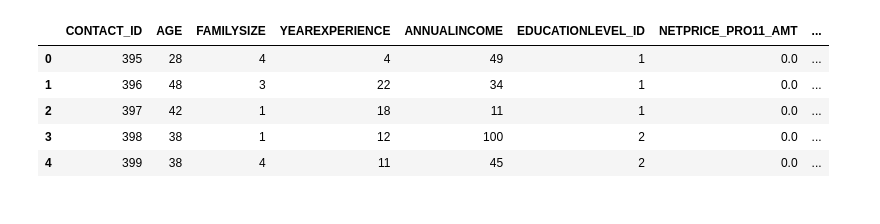
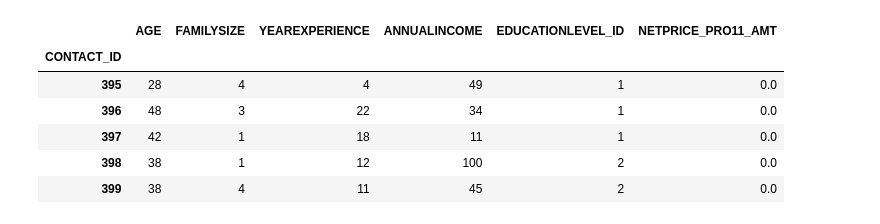
Before and after one commit to barqu3ro/python, a Jupyter notebook: Estudio/Data Science/DataMining/Caso Práctico /datamining - notebook.ipynb, the cells around one changed output. Drawn from its saved outputs; the diff is of its cells as text; code cells hidden in the pictures.

```diff
--- a/Estudio/Data Science/DataMining/Caso Práctico /datamining - notebook.ipynb
+++ b/Estudio/Data Science/DataMining/Caso Práctico /datamining - notebook.ipynb
@@ -47,26 +66,15 @@ plt.show()
-# %%
-#Intento de clusterizar
-
-from sklearn.cluster import KMeans
-
-# Create an instance of the KMeans class
-kmeans = KMeans(n_clusters=3)
-
-# Fit the data to the KMeans model
-kmeans.fit(data[['AGE', 'NETPRICE_PRO14_AMT']])
-
-# Get the cluster labels
-labels = kmeans.labels_
-
-# Add the cluster labels to the dataframe
-data['Cluster'] = labels
-
-# Display the updated dataframe
-data.head()
-# %% [output]
-|  | CONTACT_ID | AGE | FAMILYSIZE | YEAREXPERIENCE | ANNUALINCOME | EDUCATIONLEVEL_ID | NETPRICE_PRO11_AMT | ... |
-| 0 | 395 | 28 | 4 | 4 | 49 | 1 | 0.0 | ... |
-| 1 | 396 | 48 | 3 | 22 | 34 | 1 | 0.0 | ... |
-| 2 | 397 | 42 | 1 | 18 | 11 | 1 | 0.0 | ... |
-| 3 | 398 | 38 | 1 | 12 | 100 | 2 | 0.0 | ... |
-| 4 | 399 | 38 | 4 | 11 | 45 | 2 | 0.0 | ... |
+# %%
+#ClientData
+clientData = data.iloc[:, :6]
+#clientData.reset_index(drop=True, inplace=True)
+
+
+clientData.head()
+# %% [output]
+|  | AGE | FAMILYSIZE | YEAREXPERIENCE | ANNUALINCOME | EDUCATIONLEVEL_ID | NETPRICE_PRO11_AMT |
+| CONTACT_ID |  |  |  |  |  |  |
+| 395 | 28 | 4 | 4 | 49 | 1 | 0.0 |
+| 396 | 48 | 3 | 22 | 34 | 1 | 0.0 |
+| 397 | 42 | 1 | 18 | 11 | 1 | 0.0 |
+| 398 | 38 | 1 | 12 | 100 | 2 | 0.0 |
+| 399 | 38 | 4 | 11 | 45 | 2 | 0.0 |
```
Also changed, not shown: parts of 14 cells of this notebook, 2 other files.
